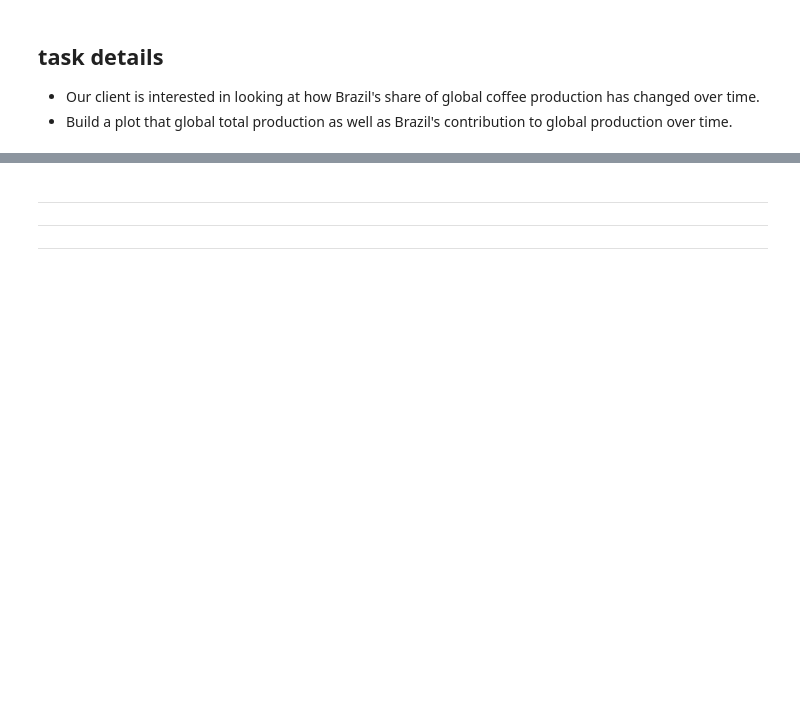
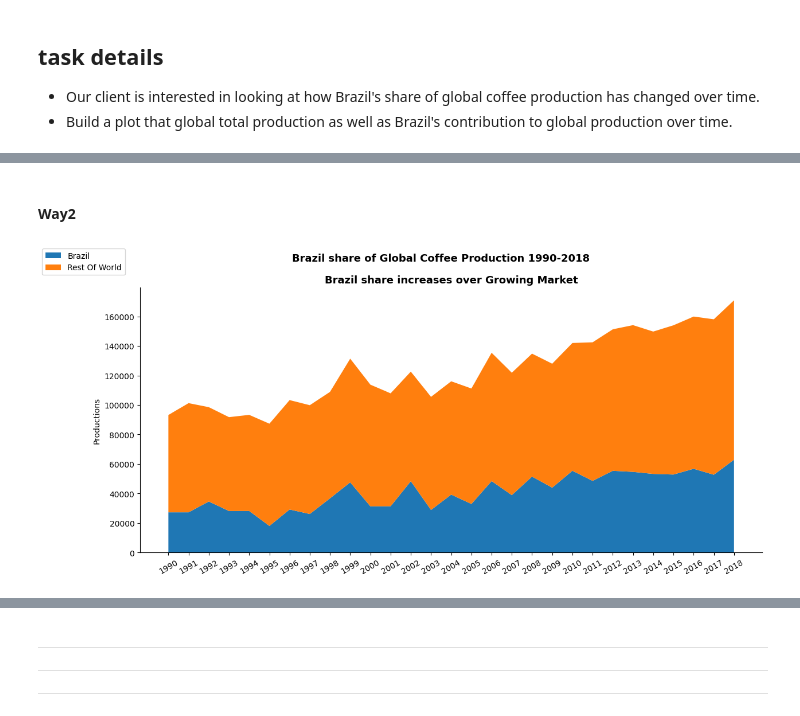
Before and after one commit to Mayar9/Global_Coffee_Market, a Jupyter notebook: Analyzing_Global_Coffee.ipynb, the cells around one changed output, grey strips where cells are left out. Cells and saved outputs as stored; diff of their text form; code cells hidden in the pictures; blank space fills up the shorter version.

```diff
--- a/Analyzing_Global_Coffee.ipynb
+++ b/Analyzing_Global_Coffee.ipynb
@@ -255,0 +267,28 @@ coffee_T.head()
+# %% [markdown]
+#### Way2
+# %%
+Brazil_contribution =  coffee_production.query("total_production == 'Brazil'").reset_index(drop=True).melt(id_vars='total_production', value_name='Brazil', var_name='Year').set_index('Year').drop('total_production', axis=1)
+Brazil_contribution
+
+
+rest_of_world = pd.DataFrame({'Rest Of World': coffee_production.query("total_production != 'Brazil'").iloc[:, 1:].sum(axis=0)})
+rest_of_world.index.name = 'Year'
+rest_of_world
+
+
+global_brazil_share = Brazil_contribution.merge(rest_of_world, how='inner', left_on='Year', right_on='Year')
+
+fig, ax = plt.subplots(figsize=(14,6))
+ax.stackplot(global_brazil_share.index,
+             global_brazil_share['Brazil'],
+             global_brazil_share['Rest Of World'])
+
+
+fig.legend(global_brazil_share.columns, loc='upper left')
+fig.suptitle('Brazil share of Global Coffee Production 1990-2018', fontweight ='bold', fontsize=13)
+ax.set_title('Brazil share increases over Growing Market', fontweight ='bold', fontsize=13)
+ax.set_ylabel('Productions')
+ax.xaxis.set_tick_params(rotation=30)
+ax.spines[['top', 'right']].set_visible(False)
+# %% [output]
+[figure, added]
```
Also changed, not shown: parts of 23 cells of this notebook.
